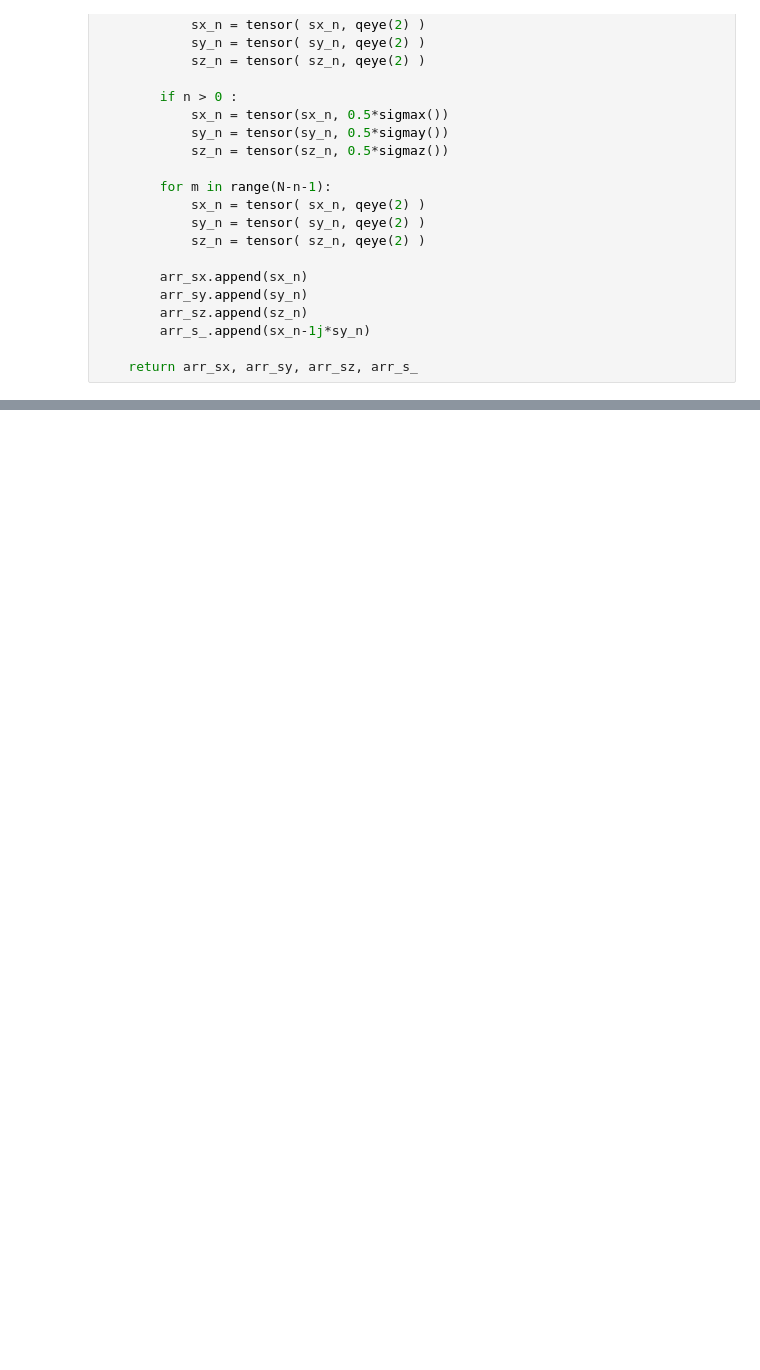
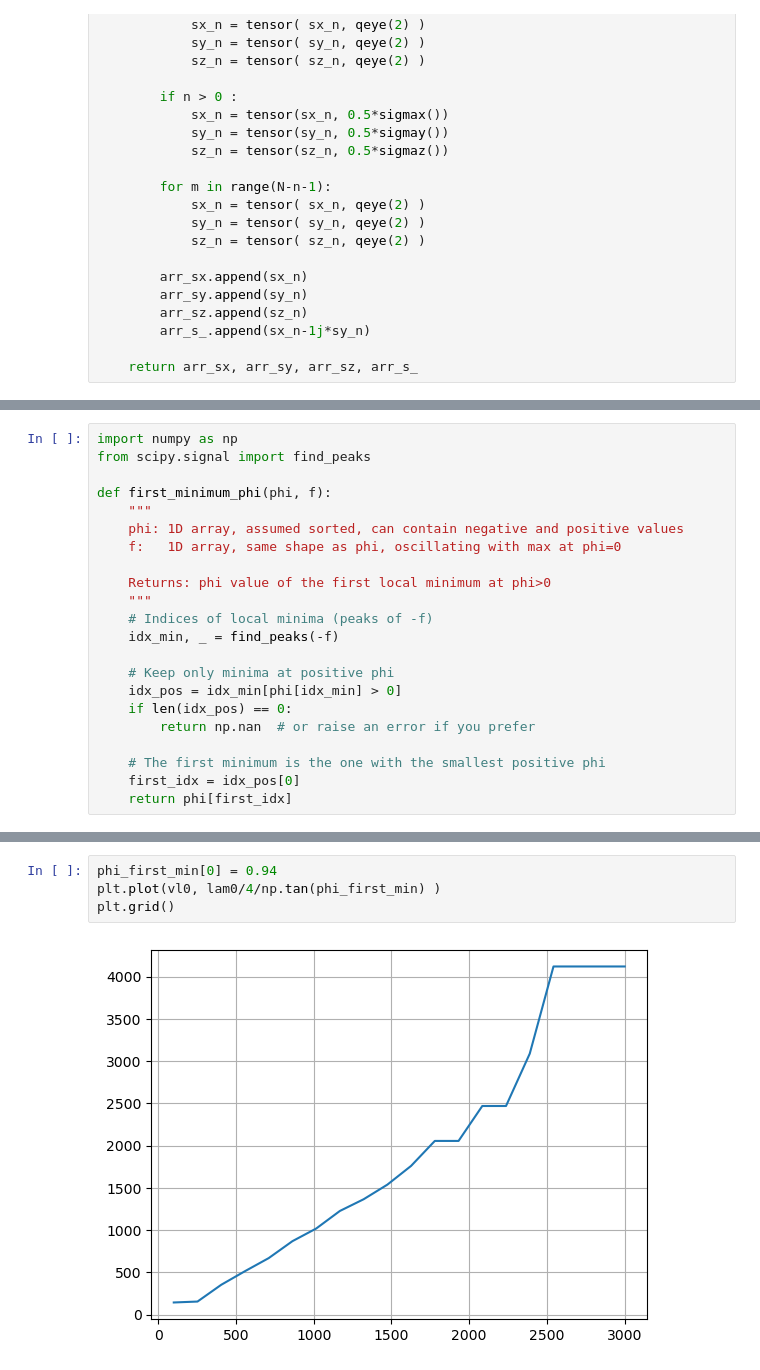
Before and after one commit to Daniele-PyBECTN/molecular_quantum_optics, a Jupyter notebook: Unresolved detection/new_notebooks/semianalytical_g2/HBT_study.ipynb, the cells around one changed output, grey strips where cells are left out. Saved outputs shown, nothing was run; the diff lists cells and outputs as text; blank space fills up the shorter version.

```diff
--- a/Unresolved detection/new_notebooks/semianalytical_g2/HBT_study.ipynb
+++ b/Unresolved detection/new_notebooks/semianalytical_g2/HBT_study.ipynb
@@ -705,0 +727,22 @@ for l0 in vl0:
+# %%
+import numpy as np
+from scipy.signal import find_peaks
+
+def first_minimum_phi(phi, f):
+    """
+    phi: 1D array, assumed sorted, can contain negative and positive values
+    f:   1D array, same shape as phi, oscillating with max at phi=0
+
+    Returns: phi value of the first local minimum at phi>0
+    """
+    # Indices of local minima (peaks of -f)
+    idx_min, _ = find_peaks(-f)
+
+    # Keep only minima at positive phi
+    idx_pos = idx_min[phi[idx_min] > 0]
+    if len(idx_pos) == 0:
+        return np.nan  # or raise an error if you prefer
+
+    # The first minimum is the one with the smallest positive phi
+    first_idx = idx_pos[0]
+    return phi[first_idx]
@@ -705,0 +763,6 @@ for l0 in vl0:
+# %%
+phi_first_min[0] = 0.94
+plt.plot(vl0, lam0/4/np.tan(phi_first_min) )
+plt.grid()
+# %% [output]
+[figure, added]
```
Also changed, not shown: parts of 3 cells of this notebook.
